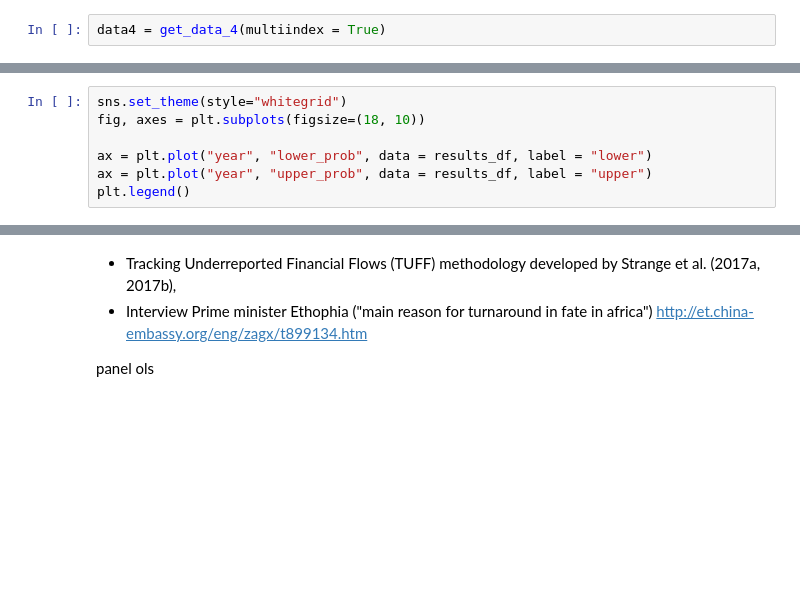
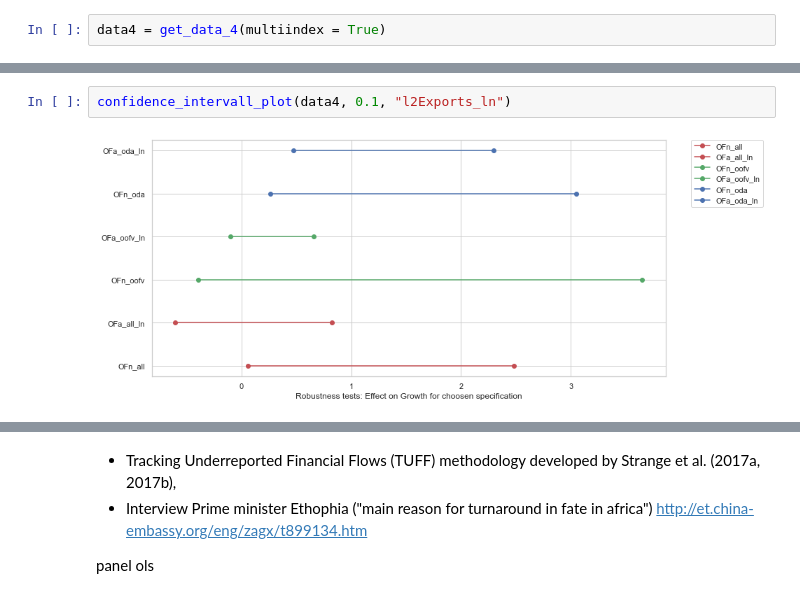
Before and after one commit to JonathanWillnow/ose-data-science-course-project-JonathanWillnow, a Jupyter notebook: JonathanWillnowOSE.ipynb, the cells around one changed output, grey strips where cells are left out. Saved outputs shown, nothing was run; the diff lists cells and outputs as text; blank space fills up the shorter version.

```diff
--- a/JonathanWillnowOSE.ipynb
+++ b/JonathanWillnowOSE.ipynb
@@ -1005,7 +907,0 @@ results_df2
-# %%
-sns.set_theme(style="whitegrid")
-fig, axes = plt.subplots(figsize=(18, 10))
-
-ax = plt.plot("year", "lower_prob", data = results_df, label = "lower")
-ax = plt.plot("year", "upper_prob", data = results_df, label = "upper")
-plt.legend()
@@ -1014,0 +1047,4 @@ plt.legend()
+# %%
+confidence_intervall_plot(data4, 0.1, "l2Exports_ln")
+# %% [output]
+[figure, added]
```
Also changed, not shown: parts of 30 cells of this notebook.
